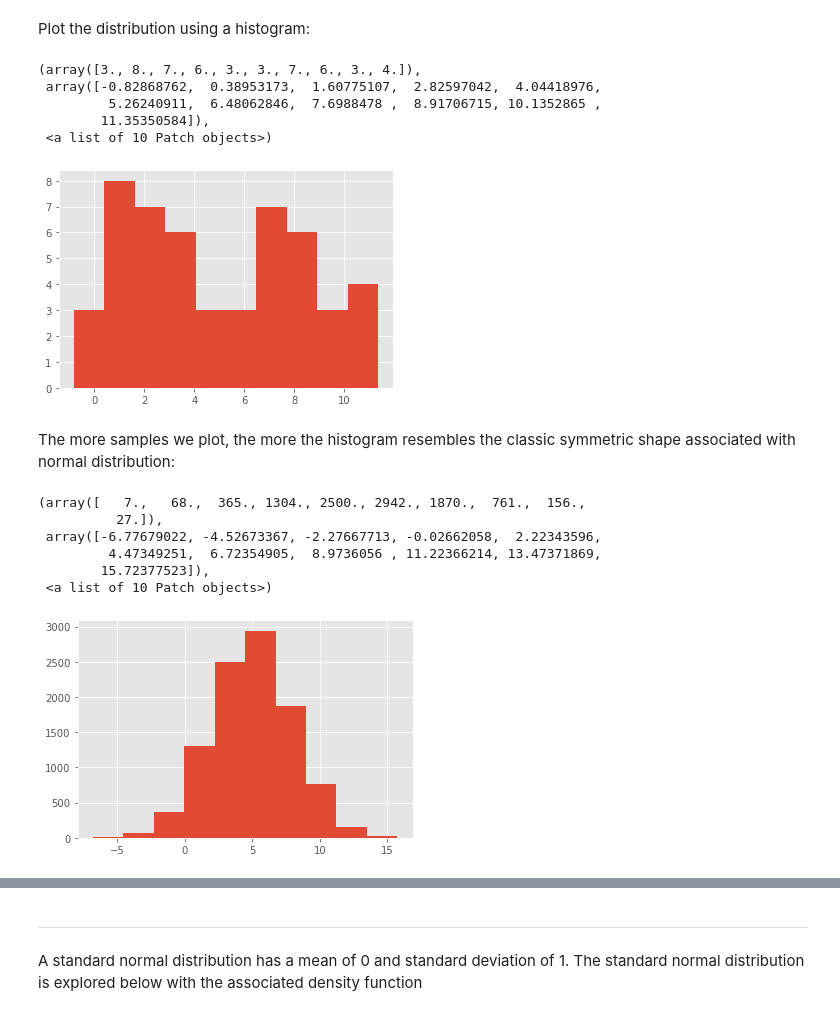
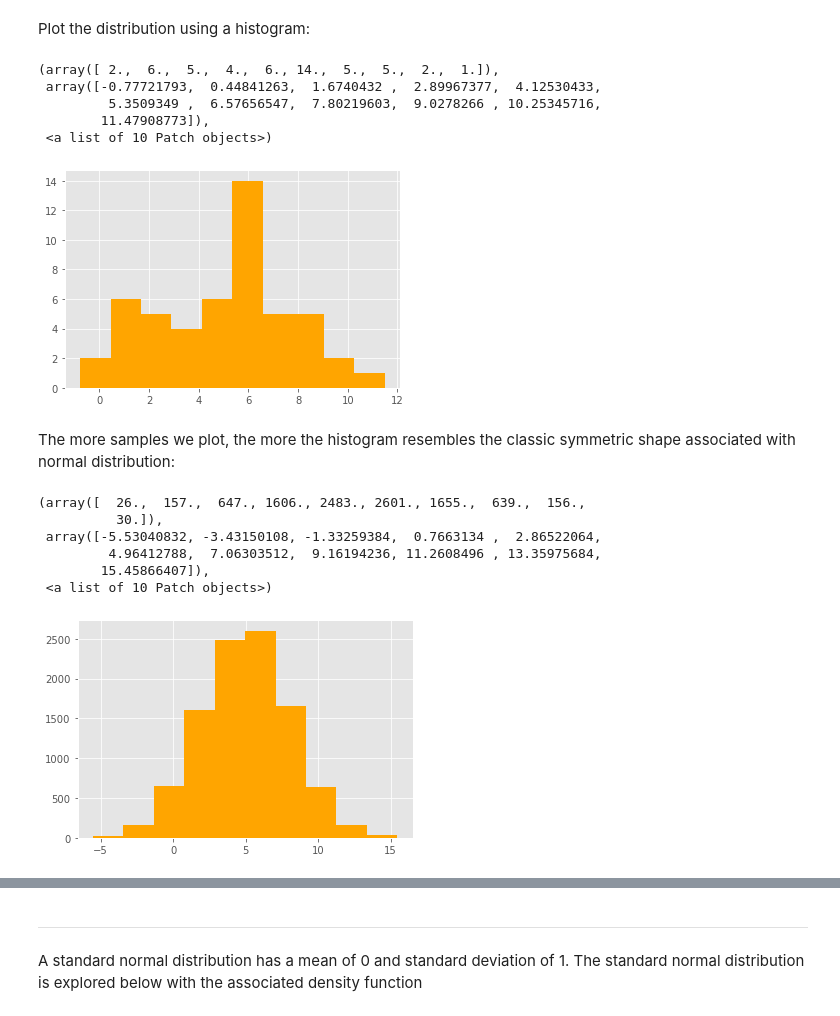
Before and after one commit to colm-o-caoimh/NumpyRandom, a Jupyter notebook: Assignment2020.ipynb, the cells around one changed output, grey strips where cells are left out. Saved outputs shown, nothing was run; the diff lists cells and outputs as text; code cells hidden in the pictures.

```diff
--- a/Assignment2020.ipynb
+++ b/Assignment2020.ipynb
@@ -423,27 +456,27 @@ array([ 3.01941867,  0.86151618, -0.82868762,  2.28795556,  3.73408648,
 # %% [markdown]
 Plot the distribution using a histogram:
 # %%
-plt.hist(norm)
+plt.hist(norm, color='orange')
 # %% [output]
-(array([3., 8., 7., 6., 3., 3., 7., 6., 3., 4.]),
- array([-0.82868762,  0.38953173,  1.60775107,  2.82597042,  4.04418976,
-         5.26240911,  6.48062846,  7.6988478 ,  8.91706715, 10.1352865 ,
-        11.35350584]),
+(array([ 2.,  6.,  5.,  4.,  6., 14.,  5.,  5.,  2.,  1.]),
+ array([-0.77721793,  0.44841263,  1.6740432 ,  2.89967377,  4.12530433,
+         5.3509349 ,  6.57656547,  7.80219603,  9.0278266 , 10.25345716,
+        11.47908773]),
  <a list of 10 Patch objects>)
-[figure, old version]
+[figure, new version]
 # %% [markdown]
 The more samples we plot, the more the histogram resembles the classic symmetric shape associated with normal distribution:
 # %%
 norm1 = rng.normal(loc=5, scale=3, size=10000)
-plt.hist(norm1)
+plt.hist(norm1, color='orange')
 # %% [output]
-(array([   7.,   68.,  365., 1304., 2500., 2942., 1870.,  761.,  156.,
-          27.]),
- array([-6.77679022, -4.52673367, -2.27667713, -0.02662058,  2.22343596,
-         4.47349251,  6.72354905,  8.9736056 , 11.22366214, 13.47371869,
-        15.72377523]),
+(array([  26.,  157.,  647., 1606., 2483., 2601., 1655.,  639.,  156.,
+          30.]),
+ array([-5.53040832, -3.43150108, -1.33259384,  0.7663134 ,  2.86522064,
+         4.96412788,  7.06303512,  9.16194236, 11.2608496 , 13.35975684,
+        15.45866407]),
  <a list of 10 Patch objects>)
-[figure, old version]
+[figure, new version]
 # %%
 # We would expect the mean of the distribution to be close to the value assigned (5)
 np.mean(norm1)
```
Also changed, not shown: parts of 57 cells of this notebook.
